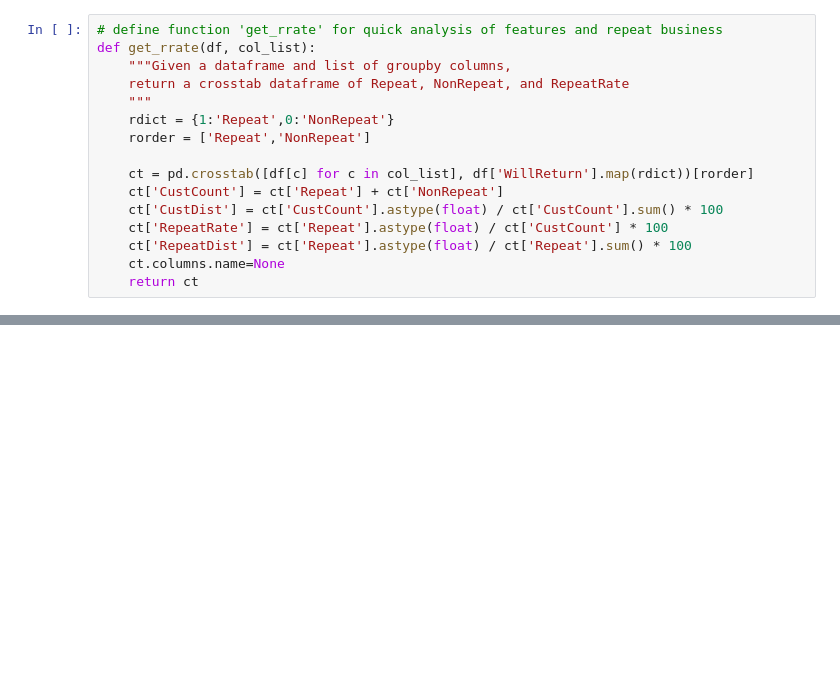
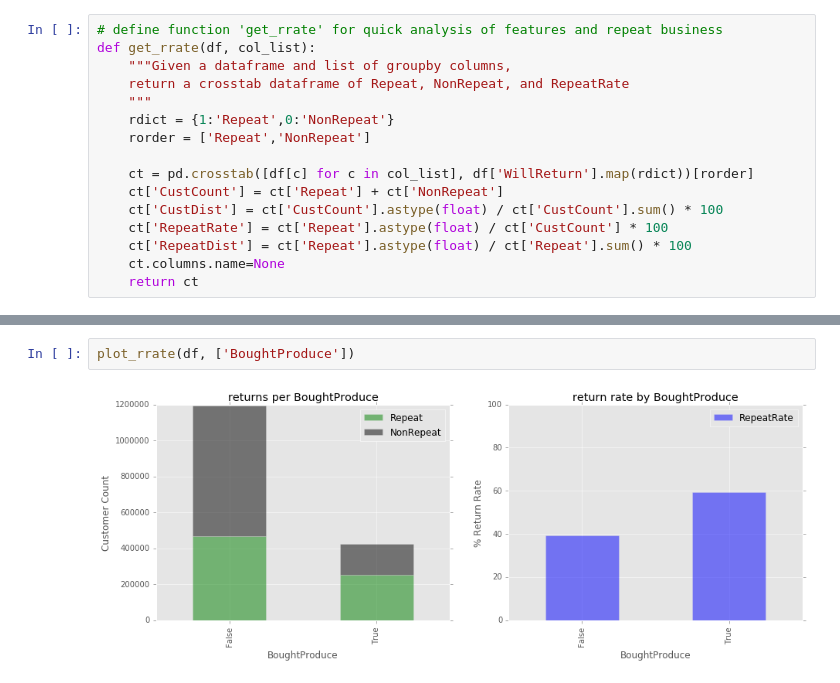
Before and after one commit to zenyui/ga-portfolio, a Jupyter notebook: project/zenyui_repeatly.ipynb, the cells around one changed output, grey strips where cells are left out. Cells and saved outputs as stored; diff of their text form; blank space fills up the shorter version.

```diff
--- a/project/zenyui_repeatly.ipynb
+++ b/project/zenyui_repeatly.ipynb
@@ -183,0 +290,4 @@ plot_rrate(df, ['WeekdayNumber'])
+# %%
+plot_rrate(df, ['BoughtProduce'])
+# %% [output]
+[figure, added]
```
Also changed, not shown: parts of 34 cells of this notebook.
